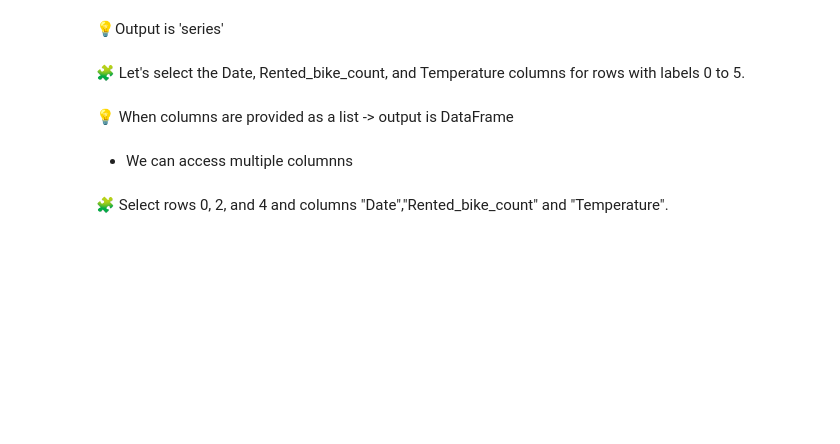
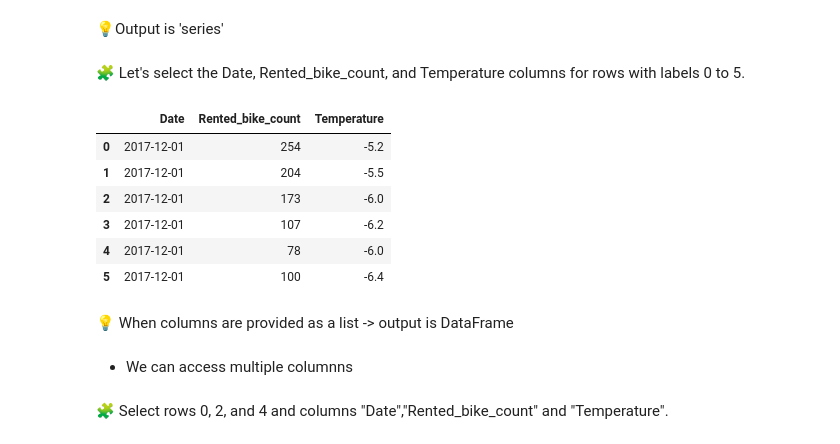
Before and after one commit to kassdiana/zsu, a Jupyter notebook: 01/fml_01_overview.ipynb, the cells around one changed output. Drawn from its saved outputs; the diff is of its cells as text; code cells hidden in the pictures; blank space fills up the shorter version.

```diff
--- a/01/fml_01_overview.ipynb
+++ b/01/fml_01_overview.ipynb
@@ -379,6 +403,16 @@ iloc ищет по позициям (как индексы в массивах C
 💡Output is 'series'
 # %% [markdown]
 🧩 Let's select the Date, Rented_bike_count, and Temperature columns for rows with labels 0 to 5.
+# %%
+df.loc[:5, ["Date", "Rented_bike_count", "Temperature"]]
+# %% [output]
+|  | Date | Rented_bike_count | Temperature |
+| 0 | 2017-12-01 | 254 | -5.2 |
+| 1 | 2017-12-01 | 204 | -5.5 |
+| 2 | 2017-12-01 | 173 | -6.0 |
+| 3 | 2017-12-01 | 107 | -6.2 |
+| 4 | 2017-12-01 | 78 | -6.0 |
+| 5 | 2017-12-01 | 100 | -6.4 |
 # %% [markdown]
 💡  When columns are provided as a list -> output is DataFrame
 # %% [markdown]
```
Also changed, not shown: parts of 31 cells of this notebook.
